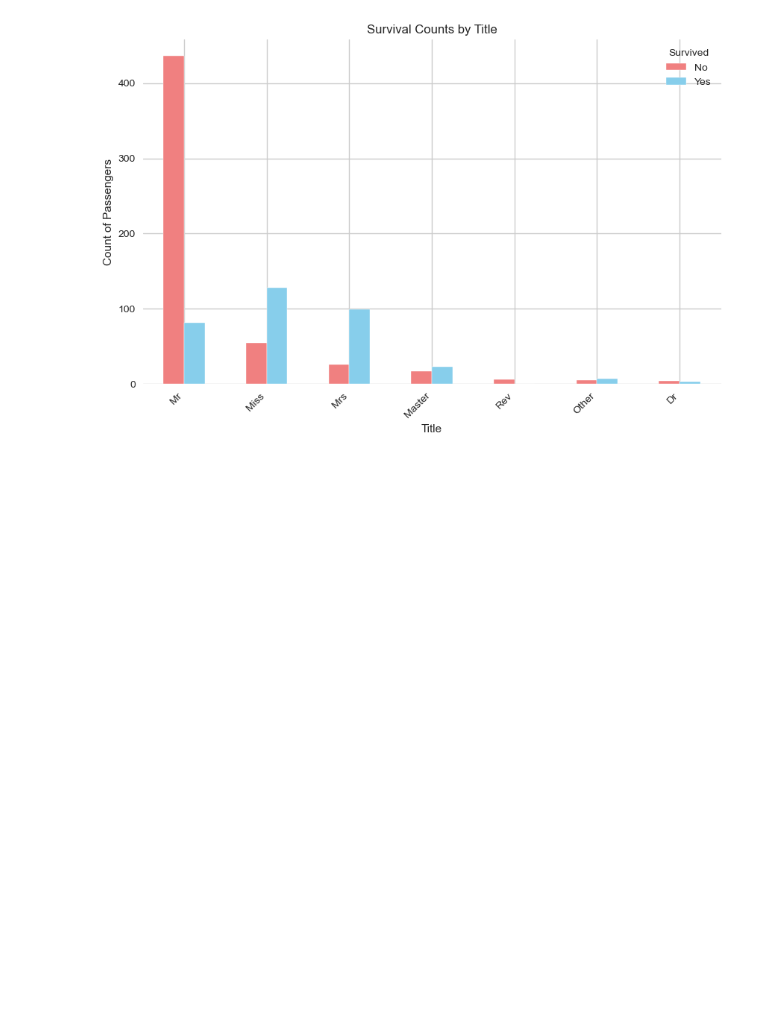
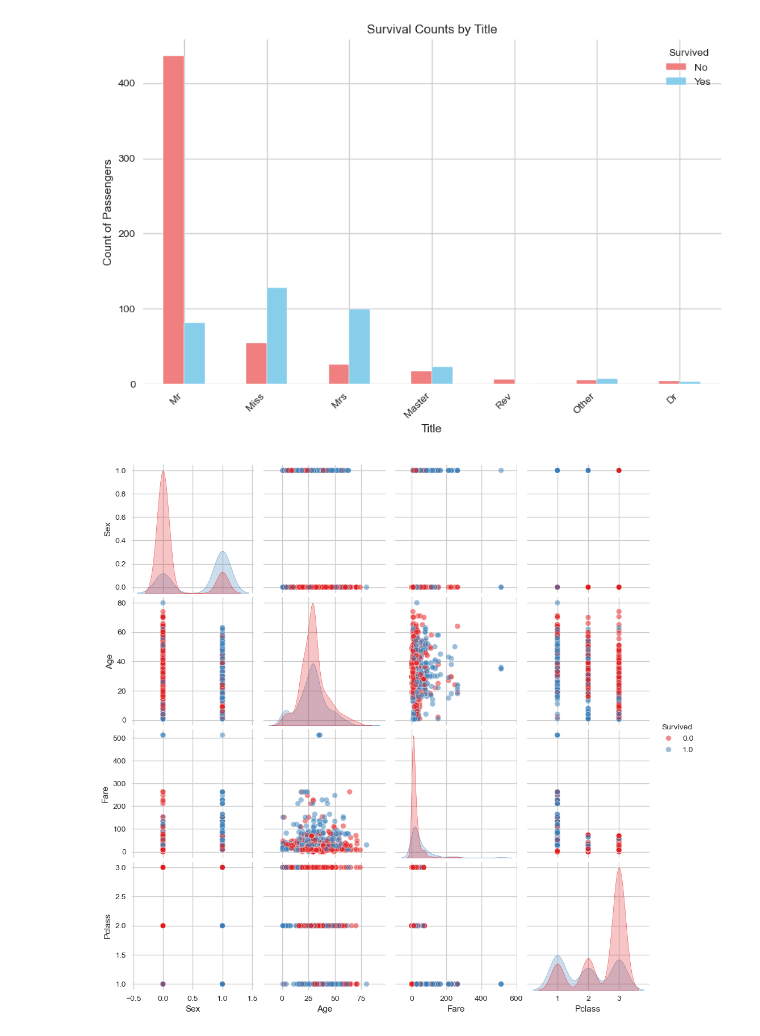
Before and after one commit to aidan-kleinman-2026/DATA6550-Visualization, a Jupyter notebook: Code/Kleinman/Data_Visualization.ipynb, the cells around one changed output. Saved outputs shown, nothing was run; the diff lists cells and outputs as text; code cells hidden in the pictures; blank space fills up the shorter version.

Commit message:
Added accurate/misleading visuals

```diff
--- a/Code/Kleinman/Data_Visualization.ipynb
+++ b/Code/Kleinman/Data_Visualization.ipynb
@@ -144,3 +146,15 @@ plt.savefig("../../Analysis/accurate/survival_counts_bytitle.png")
 plt.show()
 # %% [output]
 [figure]
+# %%
+#Code Block 6
+## pairplot for survival
+
+### encode the sex column
+df_combined['Sex'] = df_combined['Sex'].map({'male': 0, 'female': 1})
+
+sns.pairplot(df_combined, hue='Survived', vars=['Sex','Age', 'Fare', 'Pclass'], palette='Set1', diag_kind = 'kde', plot_kws={'alpha': 0.5})
+plt.savefig("../../Analysis/accurate/pairplot_survival.png")
+plt.show()
+# %% [output]
+[figure, added]
```
Also changed, not shown: parts of 9 cells of this notebook, 4 other files.
